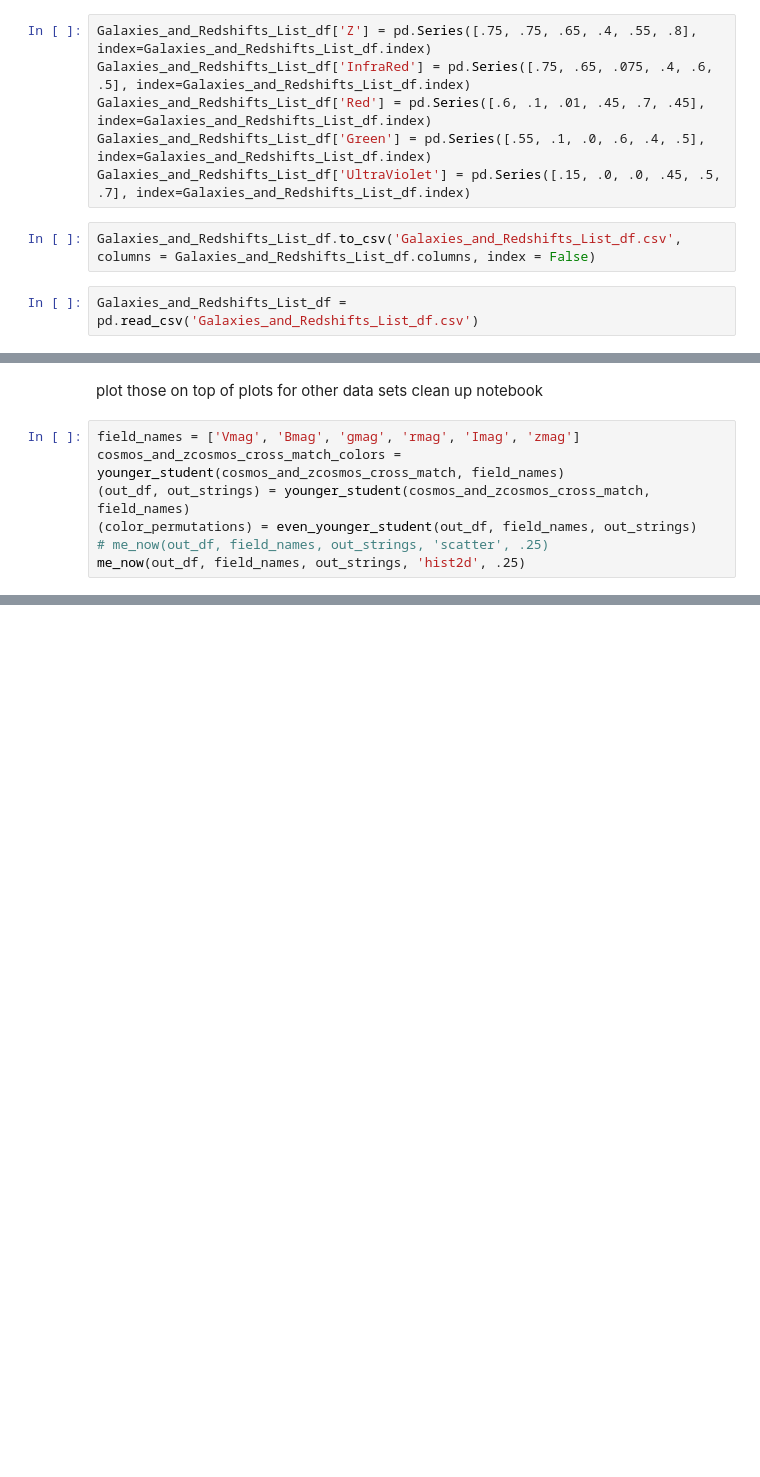
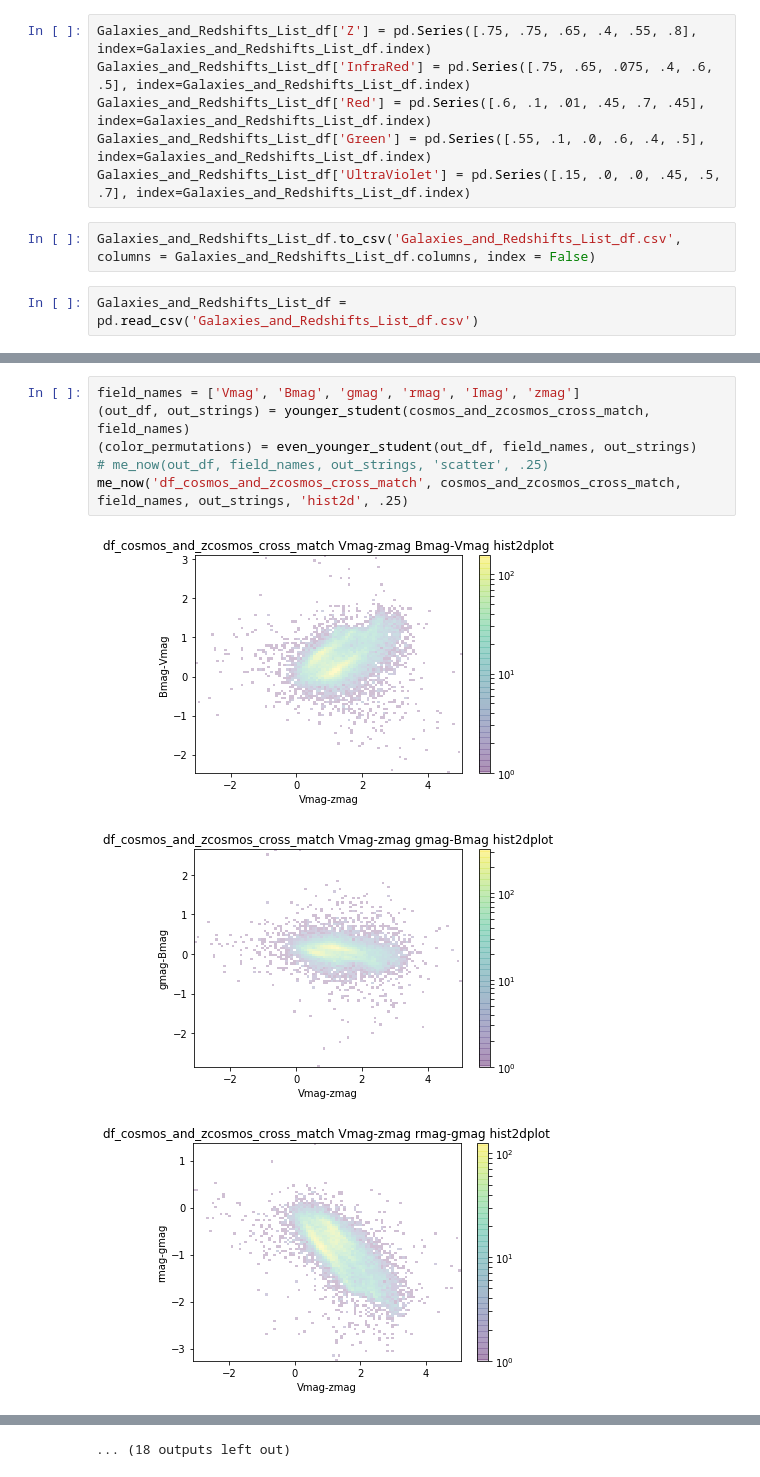
Before and after one commit to lialubit/Redshift, a Jupyter notebook: Redshift+5-29+Notebook.ipynb, the cells around one changed output, grey strips where cells are left out. Drawn from its saved outputs; the diff is of its cells as text; blank space fills up the shorter version.

```diff
--- a/Redshift+5-29+Notebook.ipynb
+++ b/Redshift+5-29+Notebook.ipynb
@@ -328,10 +418,10 @@ me_now('Galaxies_and_Redshifts_List', Galaxies_and_Redshifts_List_df, field_name
-# %% [markdown]
-plot those on top of plots for other data sets
-clean up notebook
 # %%
 field_names = ['Vmag', 'Bmag', 'gmag', 'rmag', 'Imag', 'zmag']
-cosmos_and_zcosmos_cross_match_colors = younger_student(cosmos_and_zcosmos_cross_match, field_names)
 (out_df, out_strings) = younger_student(cosmos_and_zcosmos_cross_match, field_names)
 (color_permutations) = even_younger_student(out_df, field_names, out_strings)
 # me_now(out_df, field_names, out_strings, 'scatter', .25)
-me_now(out_df, field_names, out_strings, 'hist2d', .25)
+me_now('df_cosmos_and_zcosmos_cross_match', cosmos_and_zcosmos_cross_match, field_names, out_strings, 'hist2d', .25)
+# %% [output]
+[figure, added]
+[figure, added]
+[figure, added]
@@ -338,3 +437,4 @@ me_now(out_df, field_names, out_strings, 'hist2d', .25)
+... (18 outputs left out)
 # %%
 field_names = ['Vmag', 'Bmag', 'gmag', 'rmag', 'imag', 'zmag']
 (out_df, out_strings) = younger_student(cosmos_only, field_names)
```
Also changed, not shown: parts of 44 cells of this notebook.
